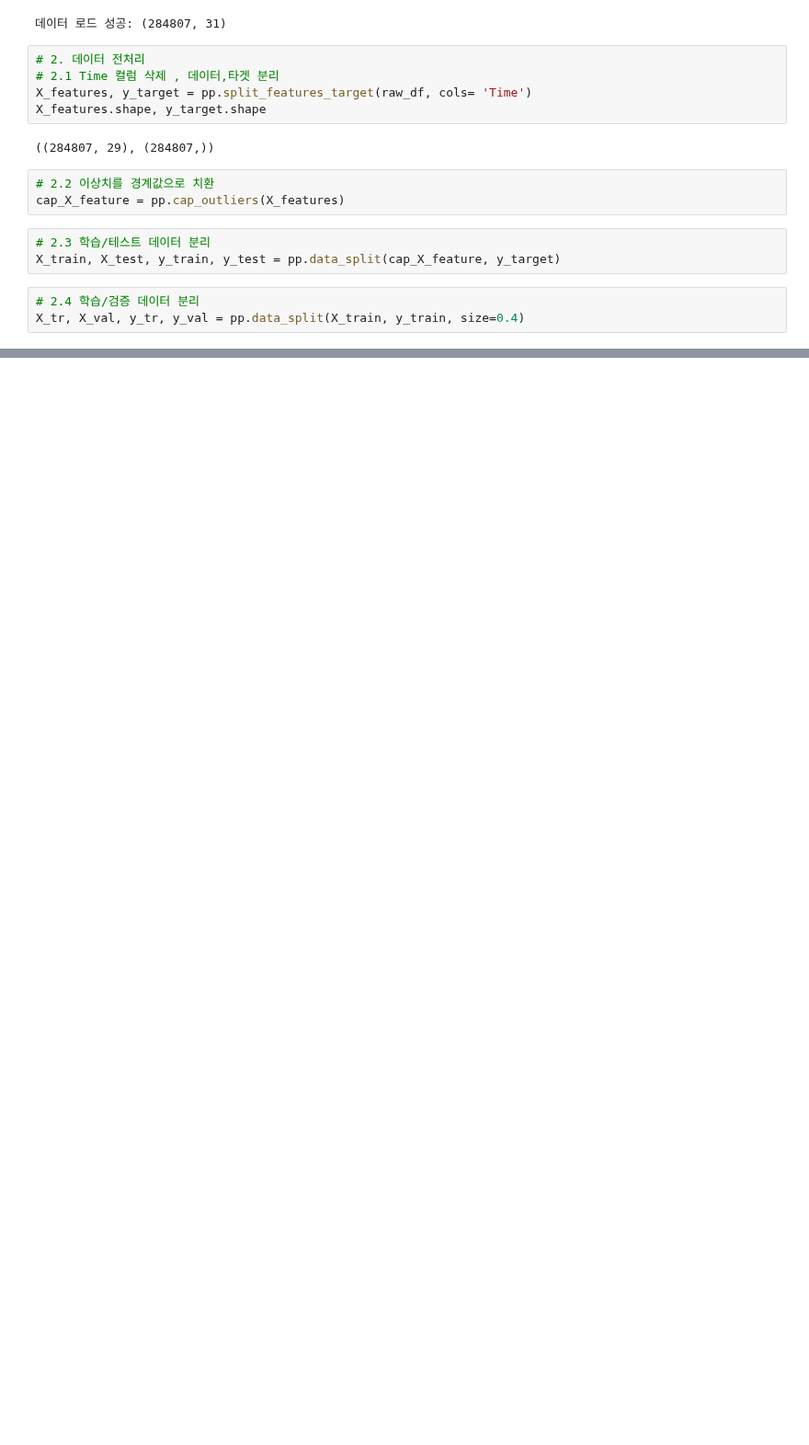
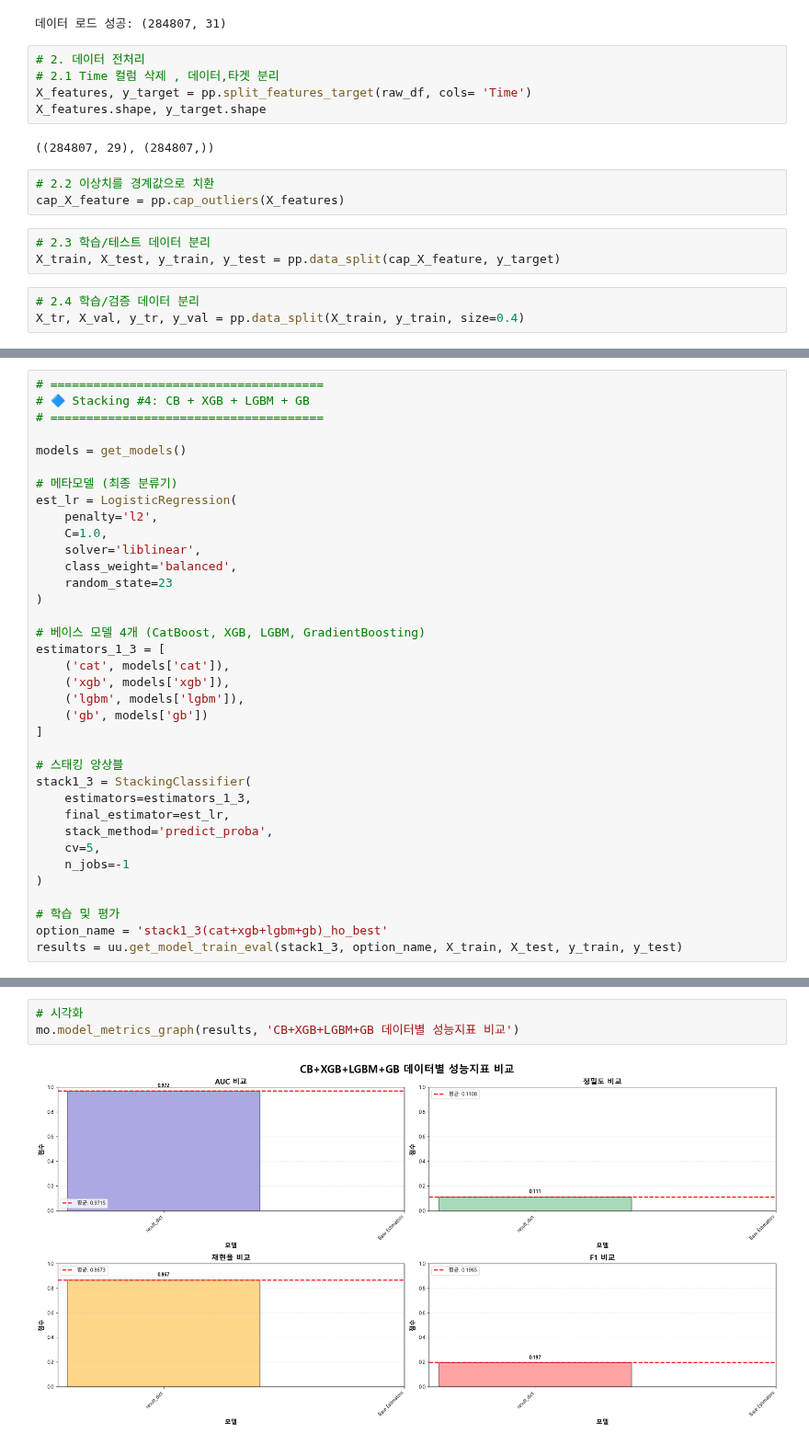
Before and after one commit to jaemin1020/big20-ML-project2-team3, a Jupyter notebook: CreditCardFraud/src/yjh_3.cb+xgb+lgbm+gb_ho-best.ipynb, the cells around one changed output, grey strips where cells are left out. Shown at 92% size. Cells and saved outputs as stored; diff of their text form; blank space fills up the shorter version.

Commit message:
[upload] Stacking1_3, cb+xgb+lgbm+gb 4개 알고리즘 스태킹앙상블 결과 4개파일

```diff
--- a/CreditCardFraud/src/yjh_3.cb+xgb+lgbm+gb_ho-best.ipynb
+++ b/CreditCardFraud/src/yjh_3.cb+xgb+lgbm+gb_ho-best.ipynb
@@ -309,0 +117,36 @@ Best F2 threshold: 0.9999 F2: 0.7753
+# %%
+# ======================================
+# 🔷 Stacking #4: CB + XGB + LGBM + GB
+# ======================================
+
+models = get_models()
+
+# 메타모델 (최종 분류기)
+est_lr = LogisticRegression(
+    penalty='l2',
+    C=1.0,
+    solver='liblinear',
+    class_weight='balanced',
+    random_state=23
+)
+
+# 베이스 모델 4개 (CatBoost, XGB, LGBM, GradientBoosting)
+estimators_1_3 = [
+    ('cat', models['cat']),
+    ('xgb', models['xgb']),
+    ('lgbm', models['lgbm']),
+    ('gb', models['gb'])
+]
+
+# 스태킹 앙상블
+stack1_3 = StackingClassifier(
+    estimators=estimators_1_3,
+    final_estimator=est_lr,
+    stack_method='predict_proba',
+    cv=5,
+    n_jobs=-1
+)
+
+# 학습 및 평가
+option_name = 'stack1_3(cat+xgb+lgbm+gb)_ho_best'
+results = uu.get_model_train_eval(stack1_3, option_name, X_train, X_test, y_train, y_test)
@@ -309,0 +194,5 @@ Best F2 threshold: 0.9999 F2: 0.7753
+# %%
+# 시각화
+mo.model_metrics_graph(results, 'CB+XGB+LGBM+GB 데이터별 성능지표 비교')
+# %% [output]
+[figure, added]
```
Also changed, not shown: parts of 12 cells of this notebook, 3 other files.
